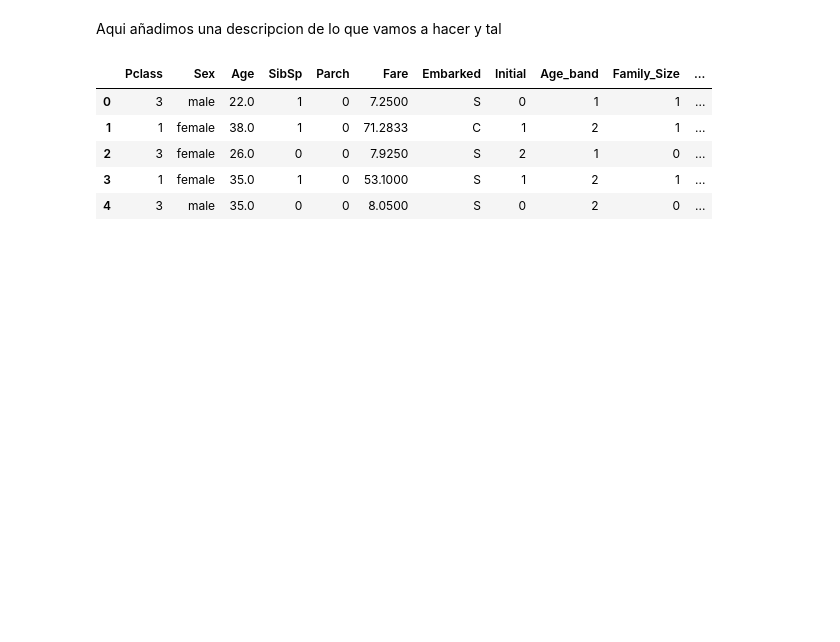
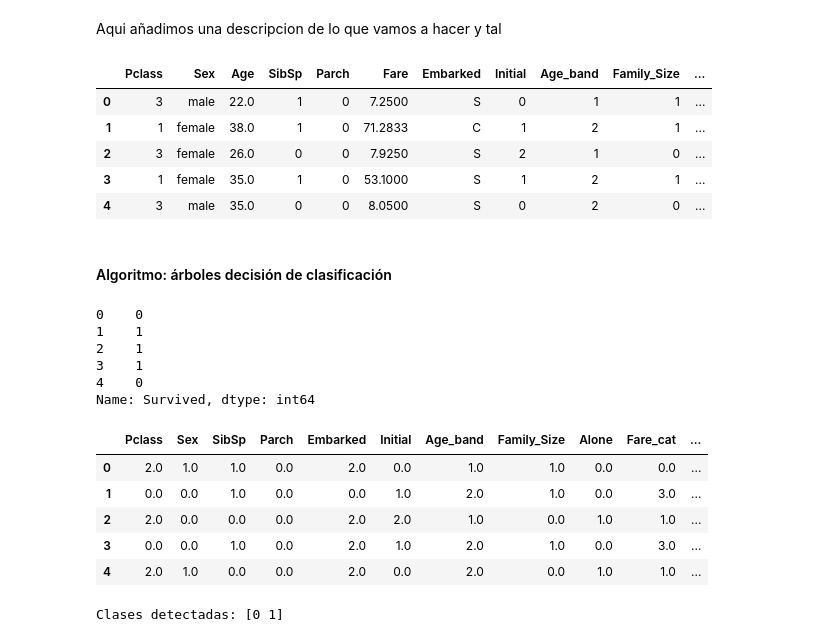
Before and after one commit to hugborang/Trabajo-IA-Modelos-Predictivos, a Jupyter notebook: src/editar_nombre.ipynb, the cells around one changed output. Drawn from its saved outputs; the diff is of its cells as text; code cells hidden in the pictures; blank space fills up the shorter version.

Commit message:
Algoritmo arbol

```diff
--- a/src/editar_nombre.ipynb
+++ b/src/editar_nombre.ipynb
@@ -17,3 +17,5 @@ titanic.head()
 | 2 | 3 | female | 26.0 | 0 | 0 | 7.9250 | S | 2 | 1 | 0 | ... |
 | 3 | 1 | female | 35.0 | 1 | 0 | 53.1000 | S | 1 | 2 | 1 | ... |
 | 4 | 3 | male | 35.0 | 0 | 0 | 8.0500 | S | 0 | 2 | 0 | ... |
+# %% [markdown]
+#### Algoritmo: árboles decisión de clasificación
@@ -19,0 +27,36 @@ titanic.head()
+# %%
+atributos_discretos = ['Pclass', 'Sex', 'SibSp', 'Parch', 'Embarked', 'Initial', 'Age_band',
+'Family_Size', 'Alone', 'Fare_cat', 'Deck', 'Title', 'Is_Married']
+atributos_continuos = ['Age', 'Fare']
+atributos = titanic.loc[:, atributos_discretos + atributos_continuos]
+# %%
+objetivo = titanic['Survived']
+objetivo.head()  # objetivo es una Series unidimensional
+# %% [output]
+0    0
+1    1
+2    1
+3    1
+4    0
+Name: Survived, dtype: int64
+# %%
+codificador_atributos_discretos = OrdinalEncoder()
+codificador_atributos_discretos.fit(atributos[atributos_discretos])
+
+atributos[atributos_discretos] = codificador_atributos_discretos.transform(
+    atributos[atributos_discretos]
+)
+atributos.head()
+# %% [output]
+|  | Pclass | Sex | SibSp | Parch | Embarked | Initial | Age_band | Family_Size | Alone | Fare_cat | ... |
+| 0 | 2.0 | 1.0 | 1.0 | 0.0 | 2.0 | 0.0 | 1.0 | 1.0 | 0.0 | 0.0 | ... |
+| 1 | 0.0 | 0.0 | 1.0 | 0.0 | 0.0 | 1.0 | 2.0 | 1.0 | 0.0 | 3.0 | ... |
+| 2 | 2.0 | 0.0 | 0.0 | 0.0 | 2.0 | 2.0 | 1.0 | 0.0 | 1.0 | 1.0 | ... |
+| 3 | 0.0 | 0.0 | 1.0 | 0.0 | 2.0 | 1.0 | 2.0 | 1.0 | 0.0 | 3.0 | ... |
+| 4 | 2.0 | 1.0 | 0.0 | 0.0 | 2.0 | 0.0 | 2.0 | 0.0 | 1.0 | 1.0 | ... |
+# %%
+codificador_objetivo = LabelEncoder()
+objetivo = codificador_objetivo.fit_transform(objetivo)
+print(f'Clases detectadas: {codificador_objetivo.classes_}')
+# %% [output]
+Clases detectadas: [0 1]
```
Also changed, not shown: parts of 8 cells of this notebook.
